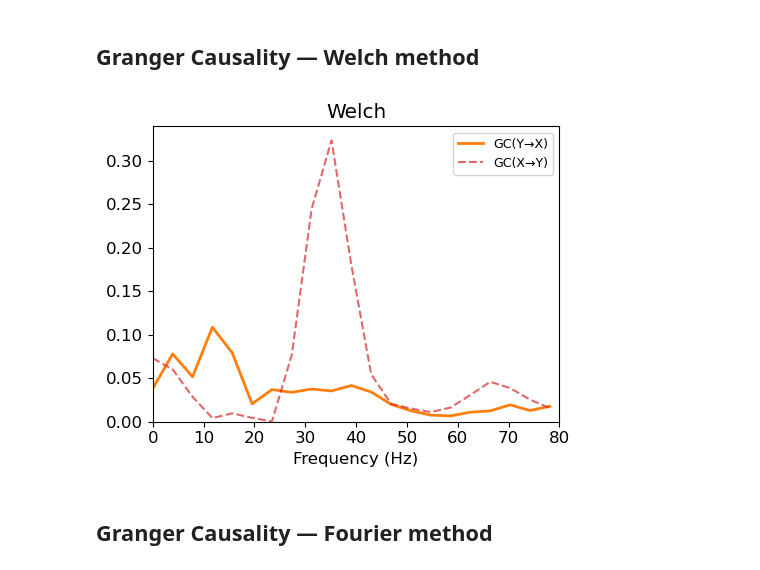
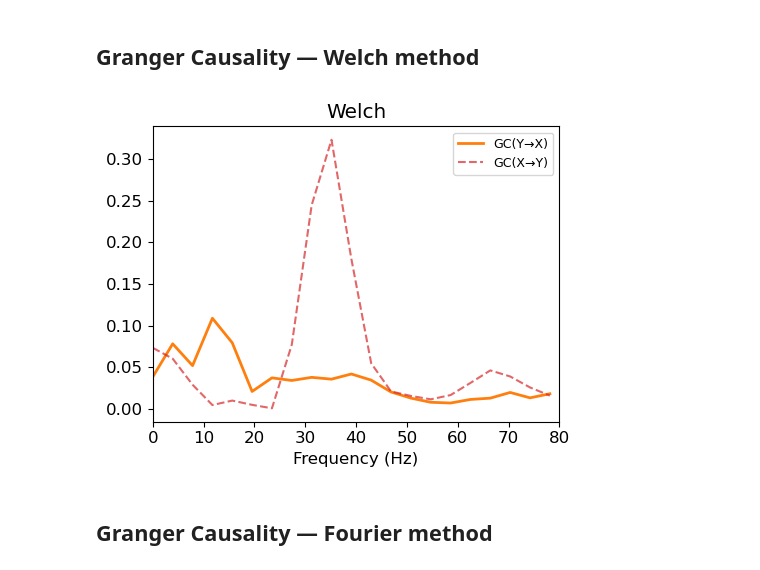
Before and after one commit to ViniciusLima94/pyGC, a Jupyter notebook: notebooks/06_example_with_eletrophysiological_data.ipynb, the cells around one changed output. Cells and saved outputs as stored; diff of their text form; code cells hidden in the pictures.

```diff
--- a/notebooks/06_example_with_eletrophysiological_data.ipynb
+++ b/notebooks/06_example_with_eletrophysiological_data.ipynb
@@ -39,25 +61,25 @@ Data: 332 trials, 2 channels, 2150 samples  @ 1000 Hz
 # %% [markdown]
 ## Granger Causality — Welch method
 # %%
-ds_wl = granger_causality(
-    data_np, FS, spectral_method="welch", Niterations=200, verbose=False,
+ds_wl = spectral_granger_causality(
+    data_np, FS,  spectral_method="welch", order=6, Niterations=500, verbose=False,
 )
 
 Ix2y_wl, Iy2x_wl, f_wl = ds_wl["x2y"][0], ds_wl["y2x"][0], ds_wl["freq"]
 
 fig, ax = plt.subplots(1, 1, figsize=(5, 4))
 mask = f_wl <= FMAX
 ax.plot(f_wl[mask], Iy2x_wl[mask], color="C1", lw=2, label="GC(Y→X)")
 ax.plot(f_wl[mask], Ix2y_wl[mask], color="C3", lw=1.5,
         linestyle="--", alpha=0.7, label="GC(X→Y)")
 ax.set_title("Welch")
 ax.set_xlabel("Frequency (Hz)")
 ax.set_xlim([0, FMAX])
-ax.set_ylim(bottom=0)
+#ax.set_ylim(bottom=0)
 ax.legend(fontsize=9)
 plt.tight_layout()
 # %% [output]
-[figure, old version]
+[figure, new version]
 # %% [markdown]
 ## Granger Causality — Fourier method
 # %%
```
Also changed, not shown: parts of 7 cells of this notebook, 7 other files.
